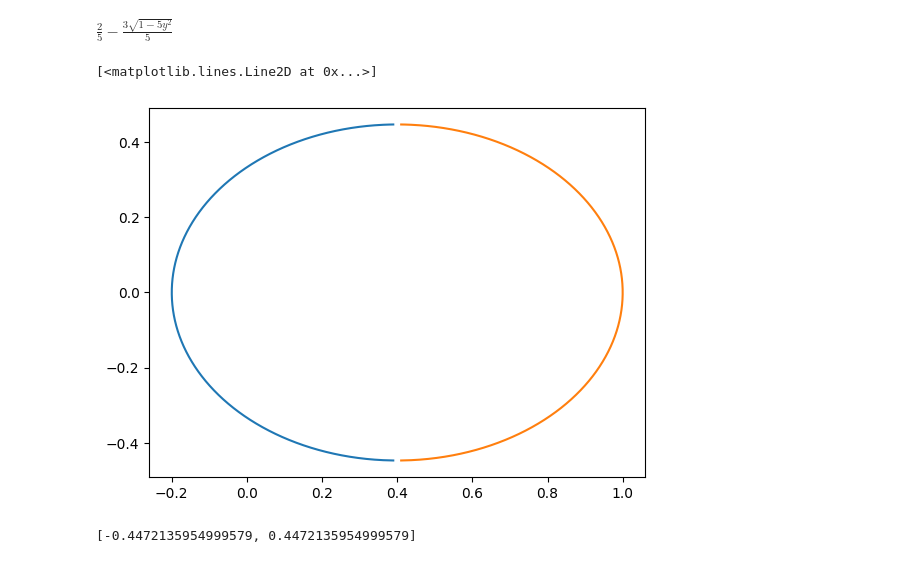
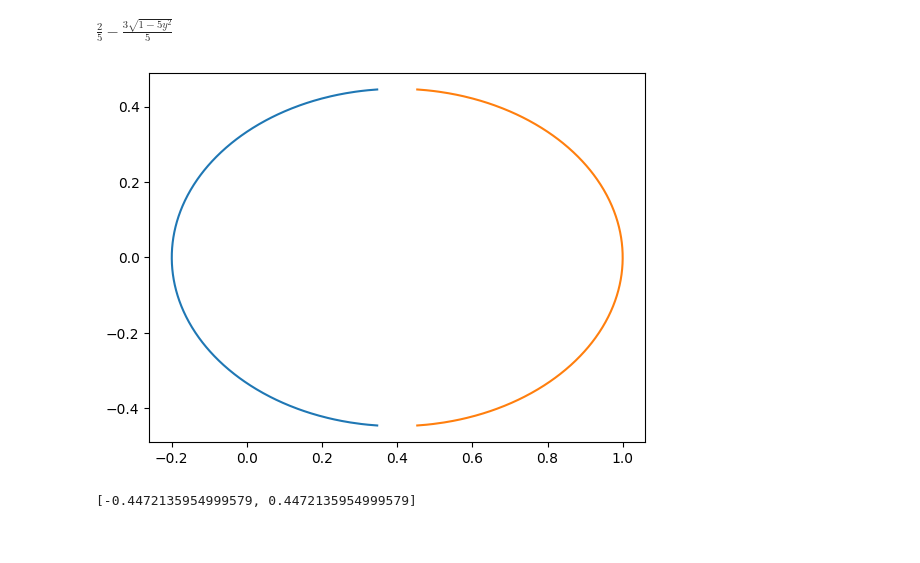
Before and after one commit to CarlKCarlK/perfect-physics, a Jupyter notebook: part_5_pydata_b.ipynb, the cells around one changed output. Cells and saved outputs as stored; diff of their text form; code cells hidden in the pictures.

```diff
--- a/part_5_pydata_b.ipynb
+++ b/part_5_pydata_b.ipynb
@@ -70,26 +74,29 @@ $\displaystyle \frac{2}{5} - \frac{3 \sqrt{1 - 5 y^{2}}}{5}$
 # %%
 import numpy as np
 import matplotlib.pyplot as plt
 
-y = np.linspace(-1, 1, 10_000)
-x = []
-x1 = []
-for yi in y:
-    xi = vx.subs(ahat_vy, yi)
-    x.append(complex(xi))
-    xi1 = vx1.subs(ahat_vy, yi)
-    x1.append(complex(xi1))
-x = np.array(x)
-x1 = np.array(x1)
+def plotter(x_from_y_0, x_from_y_1 = None, inc=1000):
+    y = np.linspace(-1, 1, inc)
+    x = []
+    x1 = []
+    for yi in y:
+        xi = x_from_y_0(yi)
+        x.append(complex(xi))
+        if x_from_y_1 is not None:
+            xi1 = x_from_y_1(yi)
+            x1.append(complex(xi1))
+    x = np.array(x)
+    x1 = np.array(x1)
 
-# filter out complex numbers
-is_real = np.isreal(x)
-plt.plot(x[is_real], y[is_real])
-is_real = np.isreal(x1)
-plt.plot(x1[is_real], y[is_real])
+    # filter out complex numbers
+    is_real = np.isreal(x)
+    plt.plot(x[is_real], y[is_real])
+    is_real = np.isreal(x1)
+    plt.plot(x1[is_real], y[is_real])
+plotter(lambda yi: vx.subs(ahat_vy, yi), lambda yi: vx1.subs(ahat_vy, yi))
+# plotter(lambda yi: vx.subs(ahat_vy, yi))
 # %% [output]
-[<matplotlib.lines.Line2D at 0x...>]
-[figure, old version]
+[figure, new version]
 # %%
 print([float (x) for x in vx_solve])
 vx_solve
```
Also changed, not shown: parts of 8 cells of this notebook, 1 other file.
